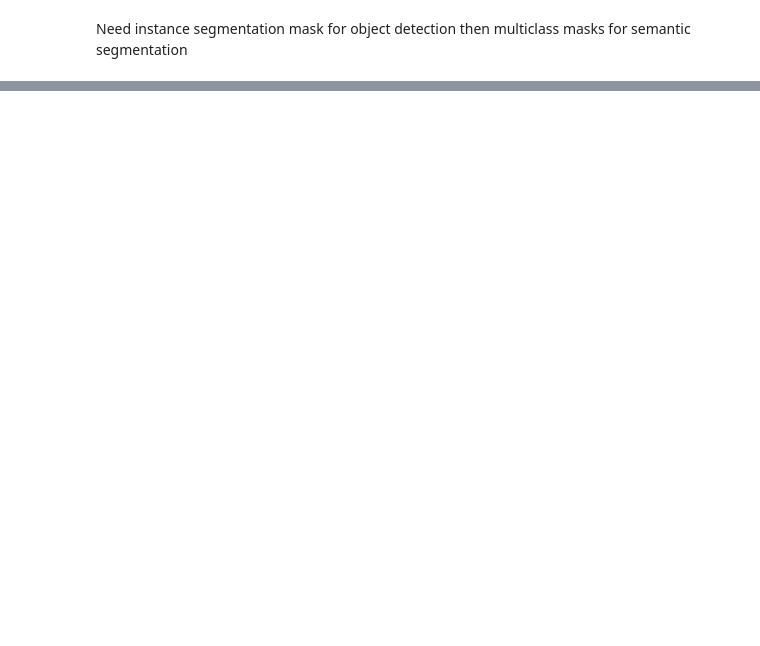
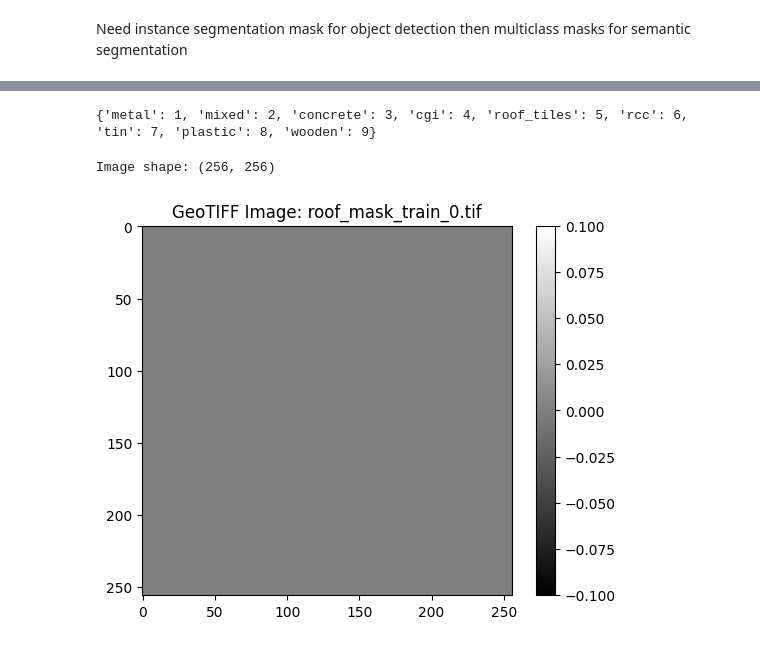
Before and after one commit to juls173/roofmap, a Jupyter notebook: create_masks.ipynb, the cells around one changed output, grey strips where cells are left out. Drawn from its saved outputs; the diff is of its cells as text; code cells hidden in the pictures; blank space fills up the shorter version.

Commit message:
code for satellite image patch creation and semantic segmentation masking

```diff
--- a/create_masks.ipynb
+++ b/create_masks.ipynb
@@ -1,2 +1,19 @@
 # %% [markdown]
 Need instance segmentation mask for object detection then multiclass masks for semantic segmentation
+# %%
+import rasterio
+import matplotlib.pyplot as plt
+from rasterio.windows import Window
+from rasterio.transform import from_origin
+
+tif_file_path = "imagery\\PSScene\\20250120_051414_72_24f7_3B_AnalyticMS_SR_clip.tif"
+with rasterio.open(tif_file_path) as src:
+
+    img_data = src.read(1)
+    print(f"Image shape: {img_data.shape}")
+
+
+    plt.imshow(img_data, cmap='gray')
+    plt.title(f"GeoTIFF Image: {tif_file_path}")
+    plt.colorbar()
+    plt.show()
@@ -3,10 +94,7 @@ Need instance segmentation mask for object detection then multiclass masks for s
 # %%
-import rasterio
-import geopandas as gpd
-from rasterio.features import rasterize
-import numpy as np
 
-def create_roof_mask(image_path, geojson_path, output_path):
+
+def segmantic_segmentation_mask(image_path, geojson_path, output_path):
     # load satellite image metadata
     with rasterio.open(image_path) as src:
         crs = src.crs
@@ -24,7 +112,7 @@ def create_roof_mask(image_path, geojson_path, output_path):
     print(class_mapping)
 
     shapes = [(geom, class_mapping[roof])
-              for geom, roof in zip(gdf.geometry, gdf['roof_material;])]
+              for geom, roof in zip(gdf.geometry, gdf['roof_material'])]
 
     mask = rasterize(
         shapes=shapes,
@@ -46,5 +134,23 @@ def create_roof_mask(image_path, geojson_path, output_path):
                        transform=transform) as dst:
         dst.write(mask, 1)
 
-satellite_image_file_path = '' #iterate through satellite images here!
-create_roof_mask(satellite_image_file_path, "filtered_categories_buildings.geojson", "roof_mask.tif")
+
+satellite_image_file_path = 'data\\train\\tile_0.tif' #iterate through satellite images here!
+segmantic_segmentation_mask(satellite_image_file_path, "filtered_categories_buildings.geojson", "roof_mask_train_0.tif")
+# %% [output]
+{'metal': 1, 'mixed': 2, 'concrete': 3, 'cgi': 4, 'roof_tiles': 5, 'rcc': 6, 'tin': 7, 'plastic': 8, 'wooden': 9}
+# %%
+tif_file_path = "roof_mask_train_0.tif"
+with rasterio.open(tif_file_path) as src:
+
+    img_data = src.read(1)
+    print(f"Image shape: {img_data.shape}")
+
+
+    plt.imshow(img_data, cmap='gray')
+    plt.title(f"GeoTIFF Image: {tif_file_path}")
+    plt.colorbar()
+    plt.show()
+# %% [output]
+Image shape: (256, 256)
+[figure, added]
```
Also changed, not shown: parts of 4 cells of this notebook, 1 other file.
